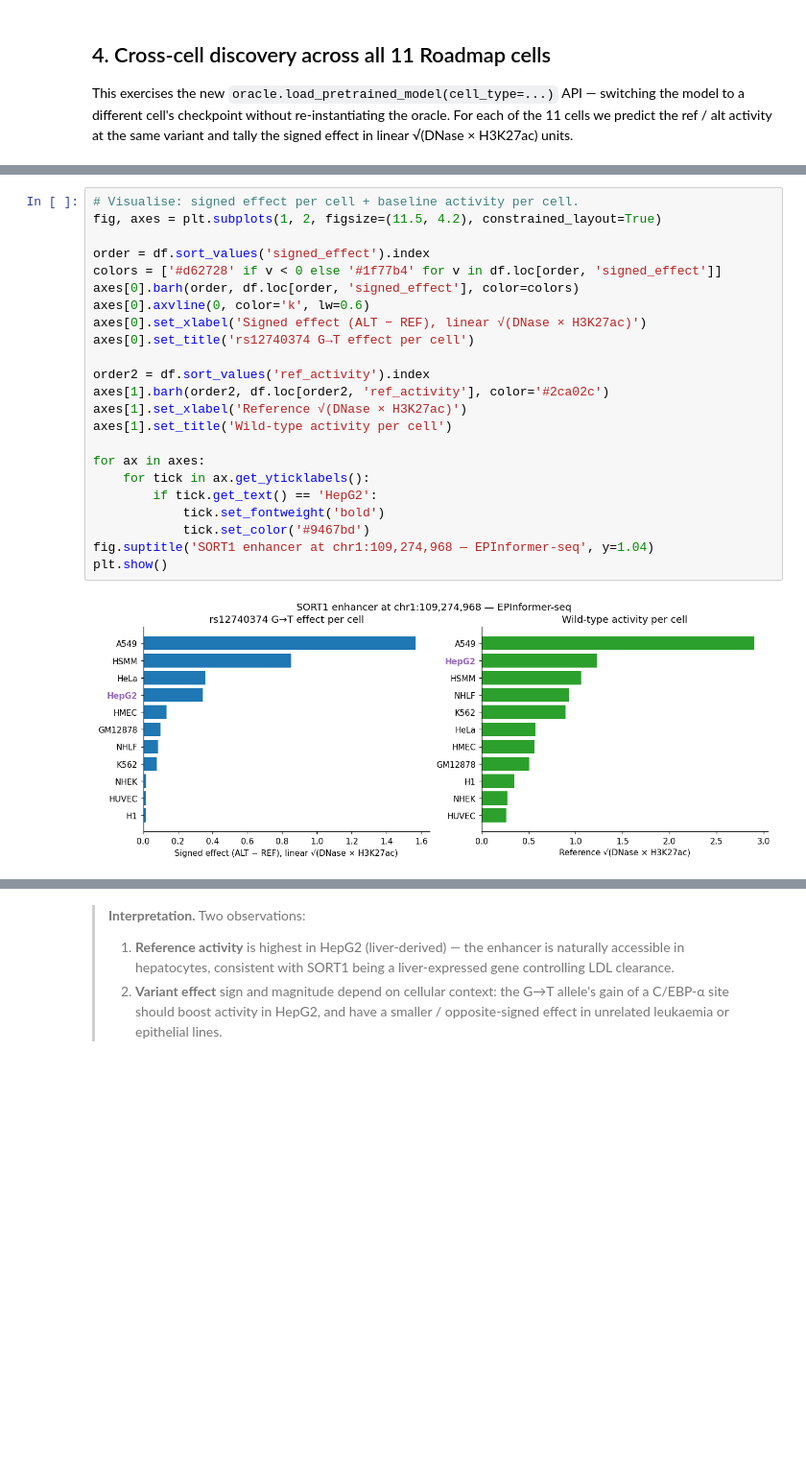
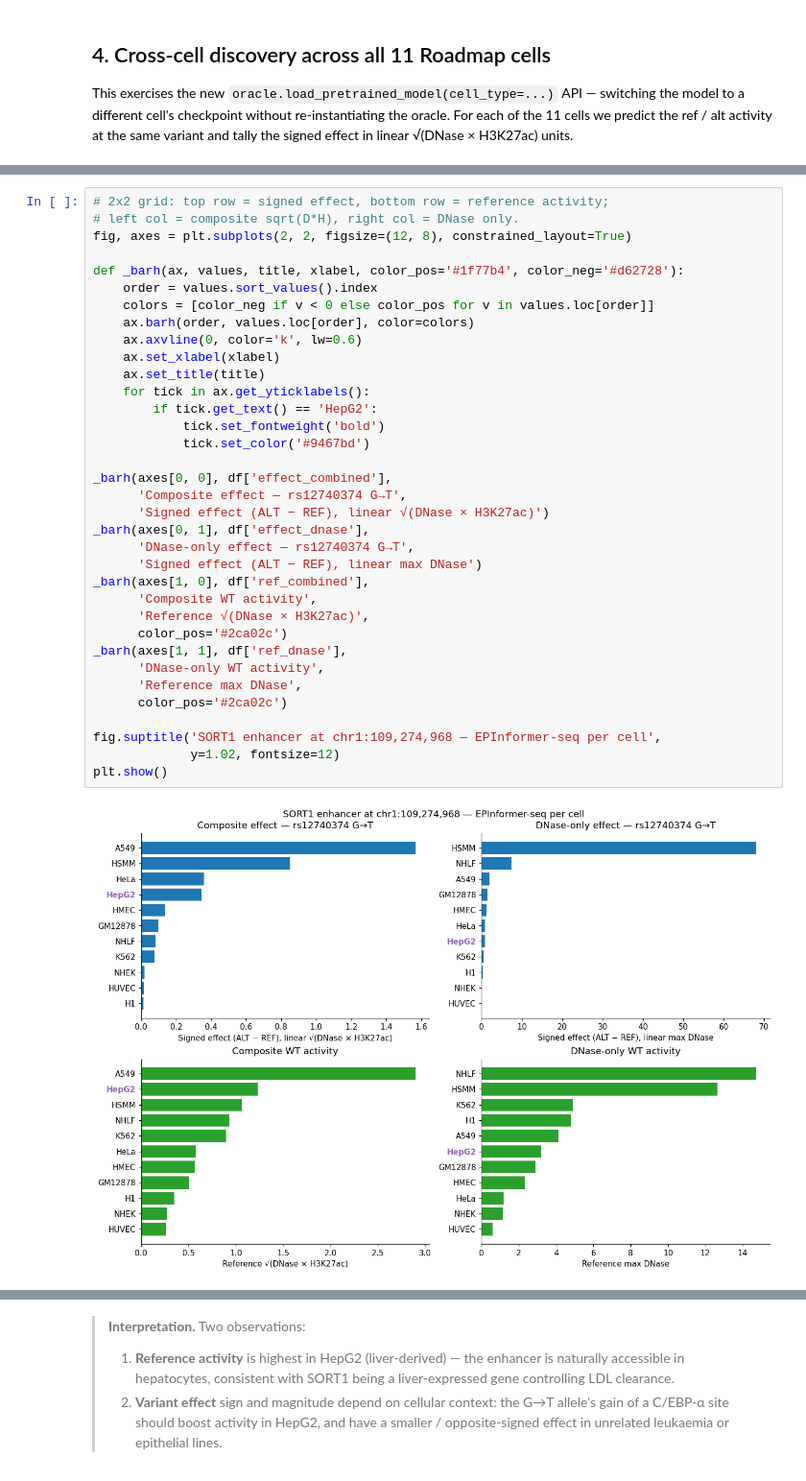
Before and after one commit to pinellolab/chorus, a Jupyter notebook: examples/notebooks/epinformerseq_testing.ipynb, the cells around one changed output, grey strips where cells are left out. Shown at 96% size. Saved outputs shown, nothing was run; the diff lists cells and outputs as text; blank space fills up the shorter version.

```diff
--- a/examples/notebooks/epinformerseq_testing.ipynb
+++ b/examples/notebooks/epinformerseq_testing.ipynb
@@ -259,25 +344,37 @@ df_sorted_by_effect.style.format({
 # %%
-# Visualise: signed effect per cell + baseline activity per cell.
-fig, axes = plt.subplots(1, 2, figsize=(11.5, 4.2), constrained_layout=True)
+# 2x2 grid: top row = signed effect, bottom row = reference activity;
+# left col = composite sqrt(D*H), right col = DNase only.
+fig, axes = plt.subplots(2, 2, figsize=(12, 8), constrained_layout=True)
 
-order = df.sort_values('signed_effect').index
-colors = ['#d62728' if v < 0 else '#1f77b4' for v in df.loc[order, 'signed_effect']]
-axes[0].barh(order, df.loc[order, 'signed_effect'], color=colors)
-axes[0].axvline(0, color='k', lw=0.6)
-axes[0].set_xlabel('Signed effect (ALT − REF), linear √(DNase × H3K27ac)')
-axes[0].set_title('rs12740374 G→T effect per cell')
-
-order2 = df.sort_values('ref_activity').index
-axes[1].barh(order2, df.loc[order2, 'ref_activity'], color='#2ca02c')
-axes[1].set_xlabel('Reference √(DNase × H3K27ac)')
-axes[1].set_title('Wild-type activity per cell')
-
-for ax in axes:
+def _barh(ax, values, title, xlabel, color_pos='#1f77b4', color_neg='#d62728'):
+    order = values.sort_values().index
+    colors = [color_neg if v < 0 else color_pos for v in values.loc[order]]
+    ax.barh(order, values.loc[order], color=colors)
+    ax.axvline(0, color='k', lw=0.6)
+    ax.set_xlabel(xlabel)
+    ax.set_title(title)
     for tick in ax.get_yticklabels():
         if tick.get_text() == 'HepG2':
             tick.set_fontweight('bold')
             tick.set_color('#9467bd')
-fig.suptitle('SORT1 enhancer at chr1:109,274,968 — EPInformer-seq', y=1.04)
+
+_barh(axes[0, 0], df['effect_combined'],
+      'Composite effect — rs12740374 G→T',
+      'Signed effect (ALT − REF), linear √(DNase × H3K27ac)')
+_barh(axes[0, 1], df['effect_dnase'],
+      'DNase-only effect — rs12740374 G→T',
+      'Signed effect (ALT − REF), linear max DNase')
+_barh(axes[1, 0], df['ref_combined'],
+      'Composite WT activity',
+      'Reference √(DNase × H3K27ac)',
+      color_pos='#2ca02c')
+_barh(axes[1, 1], df['ref_dnase'],
+      'DNase-only WT activity',
+      'Reference max DNase',
+      color_pos='#2ca02c')
+
+fig.suptitle('SORT1 enhancer at chr1:109,274,968 — EPInformer-seq per cell',
+             y=1.02, fontsize=12)
 plt.show()
 # %% [output]
-[figure, old version]
+[figure, new version]
```
Also changed, not shown: parts of 13 cells of this notebook, 1 other file.
